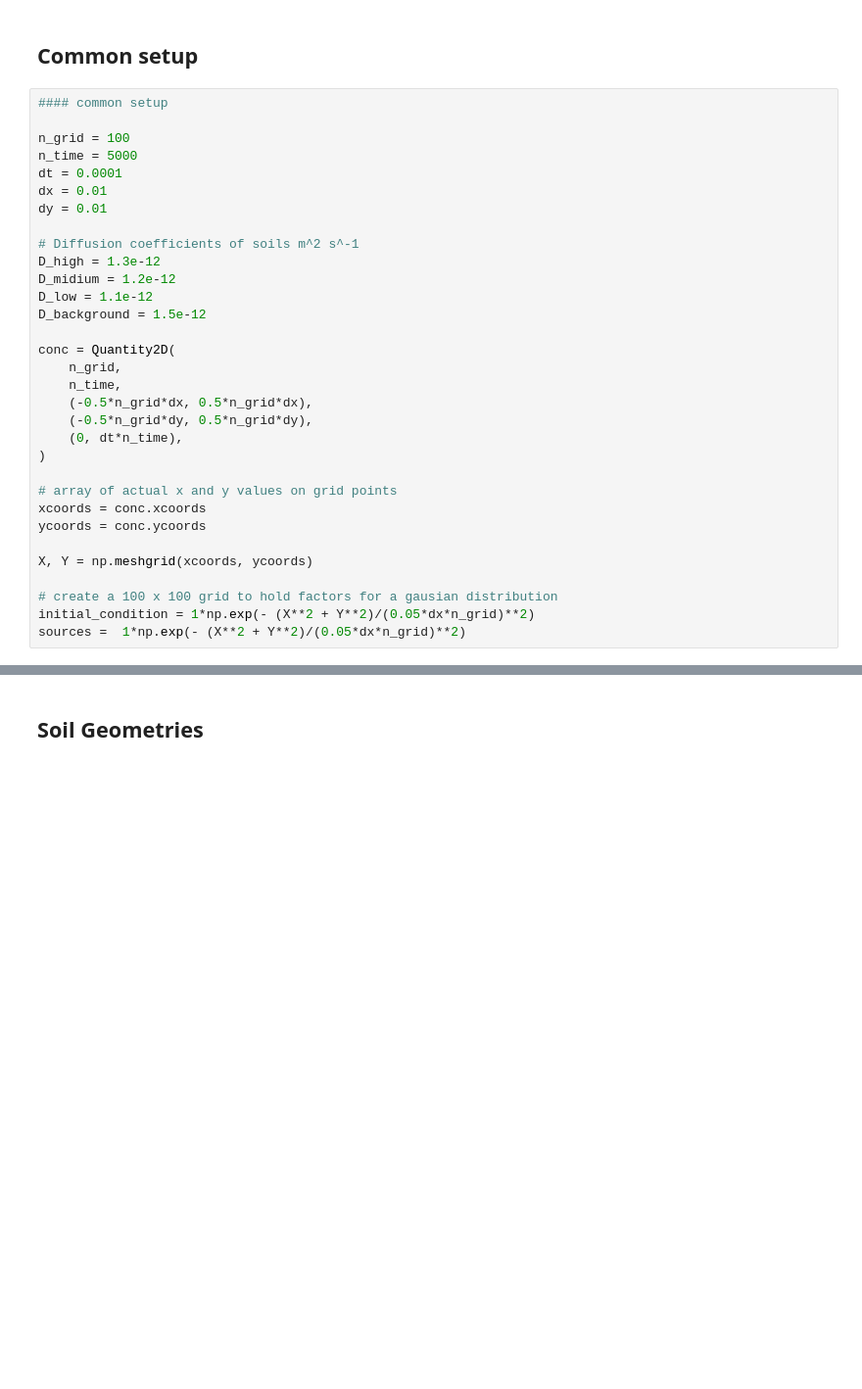
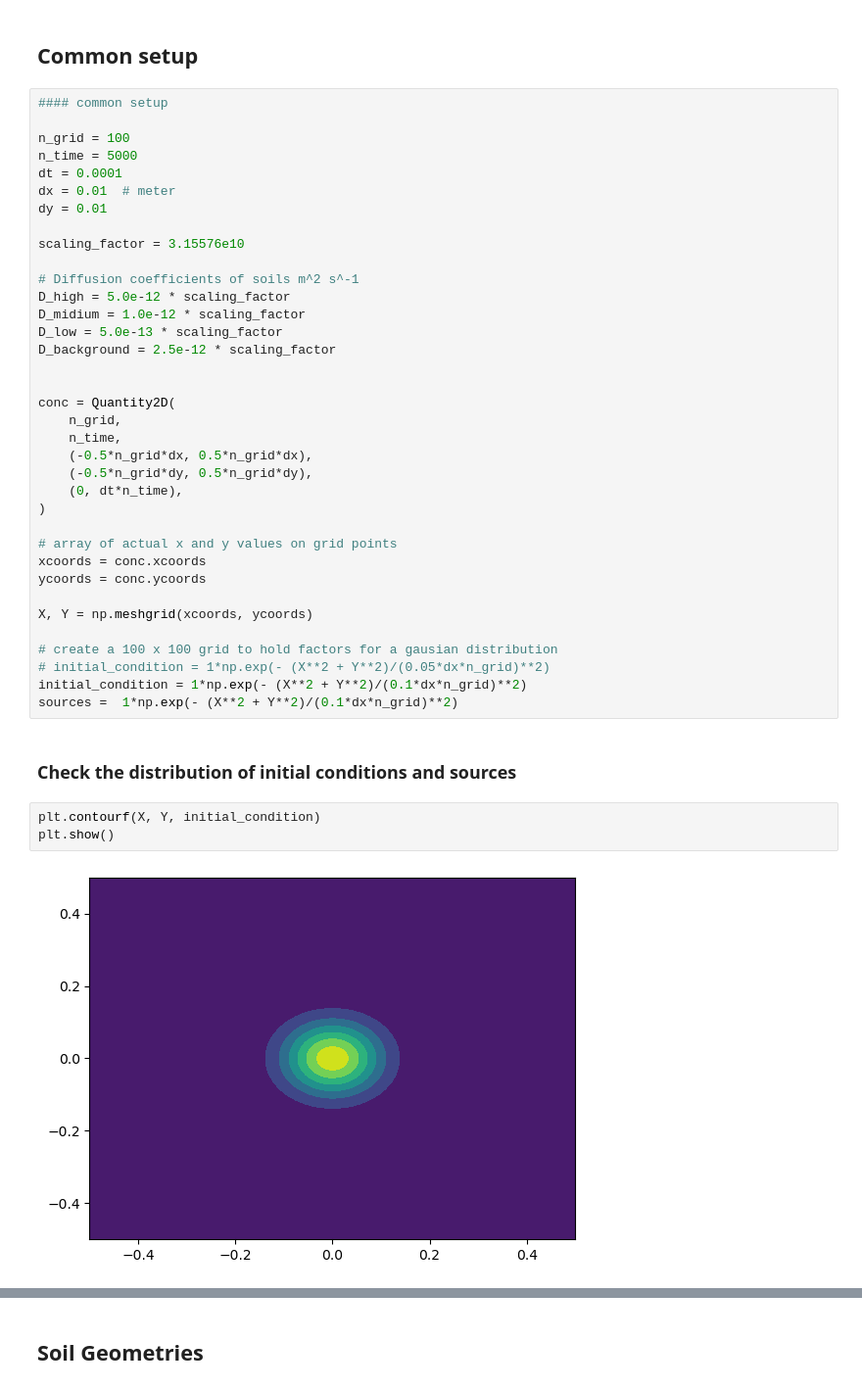
Before and after one commit to fongkenrui/A409_SeleniumDispersion, a Jupyter notebook: soil_geometry.ipynb, the cells around one changed output, grey strips where cells are left out. Shown: that part at 98% size. Drawn from its saved outputs; the diff is of its cells as text; blank space fills up the shorter version.

```diff
--- a/soil_geometry.ipynb
+++ b/soil_geometry.ipynb
@@ -18,14 +18,17 @@ from modules.tests import plot_mass_conservation, test_gaussian
 n_grid = 100
 n_time = 5000
 dt = 0.0001
-dx = 0.01
+dx = 0.01  # meter
 dy = 0.01
 
+scaling_factor = 3.15576e10
+
 # Diffusion coefficients of soils m^2 s^-1
-D_high = 1.3e-12
-D_midium = 1.2e-12
-D_low = 1.1e-12
-D_background = 1.5e-12
+D_high = 5.0e-12 * scaling_factor
+D_midium = 1.0e-12 * scaling_factor
+D_low = 5.0e-13 * scaling_factor
+D_background = 2.5e-12 * scaling_factor
+
 
 conc = Quantity2D(
     n_grid,
@@ -42,5 +45,13 @@ ycoords = conc.ycoords
 X, Y = np.meshgrid(xcoords, ycoords)
 
 # create a 100 x 100 grid to hold factors for a gausian distribution
-initial_condition = 1*np.exp(- (X**2 + Y**2)/(0.05*dx*n_grid)**2)
-sources =  1*np.exp(- (X**2 + Y**2)/(0.05*dx*n_grid)**2)
+# initial_condition = 1*np.exp(- (X**2 + Y**2)/(0.05*dx*n_grid)**2)
+initial_condition = 1*np.exp(- (X**2 + Y**2)/(0.1*dx*n_grid)**2)
+sources =  1*np.exp(- (X**2 + Y**2)/(0.1*dx*n_grid)**2)
+# %% [markdown]
+### Check the distribution of initial conditions and sources
+# %%
+plt.contourf(X, Y, initial_condition)
+plt.show()
+# %% [output]
+[figure, added]
```
Also changed, not shown: parts of 11 cells of this notebook, 4 other files.
